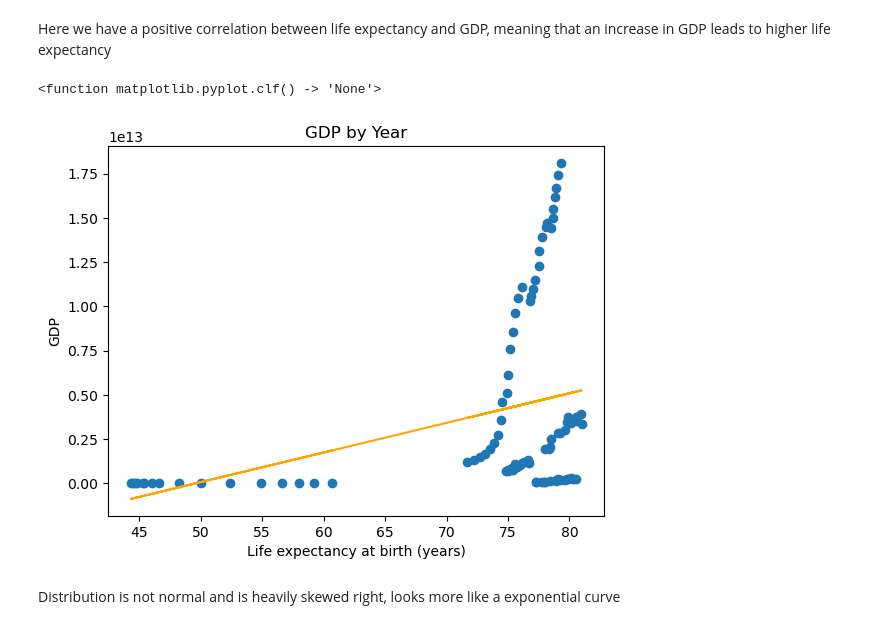
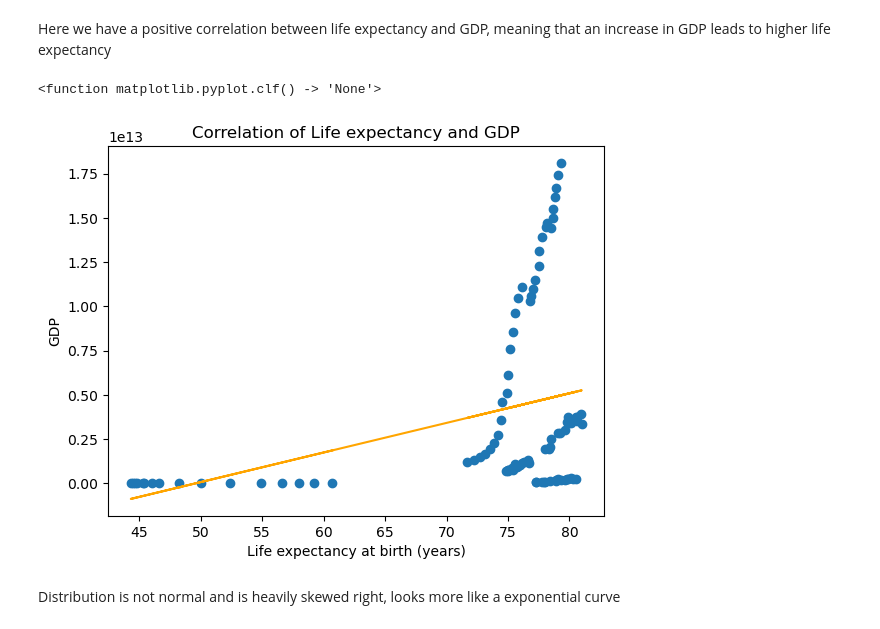
Before and after one commit to Bobbydra/Codecademy-Projects, a Jupyter notebook: Life-Expectancy-and-GDP-Starter/Life-Expectancy-and-GDP-Starter/life_expectancy_gdp.ipynb, the cells around one changed output. Saved outputs shown, nothing was run; the diff lists cells and outputs as text; code cells hidden in the pictures.

```diff
--- a/Life-Expectancy-and-GDP-Starter/Life-Expectancy-and-GDP-Starter/life_expectancy_gdp.ipynb
+++ b/Life-Expectancy-and-GDP-Starter/Life-Expectancy-and-GDP-Starter/life_expectancy_gdp.ipynb
@@ -159,19 +159,19 @@ Here we have a positive correlation between life expectancy and GDP, meaning tha
 # %%
 # Correlation of Life expectancy and GDP
 
 plt.scatter(leg['Life expectancy at birth (years)'], leg["GDP"])
 m, c = np.polyfit(leg['Life expectancy at birth (years)'], leg["GDP"], 1)
 line_y = (m * leg['Life expectancy at birth (years)']) + c
 plt.plot(leg['Life expectancy at birth (years)'], line_y, color='orange', linestyle='-', label='Custom Line')
-plt.title("GDP by Year")
+plt.title("Correlation of Life expectancy and GDP")
 plt.xlabel("Life expectancy at birth (years)")
 plt.ylabel("GDP")
 
 plt.show
 plt.clf
 # %% [output]
 <function matplotlib.pyplot.clf() -> 'None'>
-[figure, old version]
+[figure, new version]
 # %% [markdown]
 Distribution is not normal and is heavily skewed right, looks more like a exponential curve
 # %%
```
Also changed, not shown: 9 other files.
